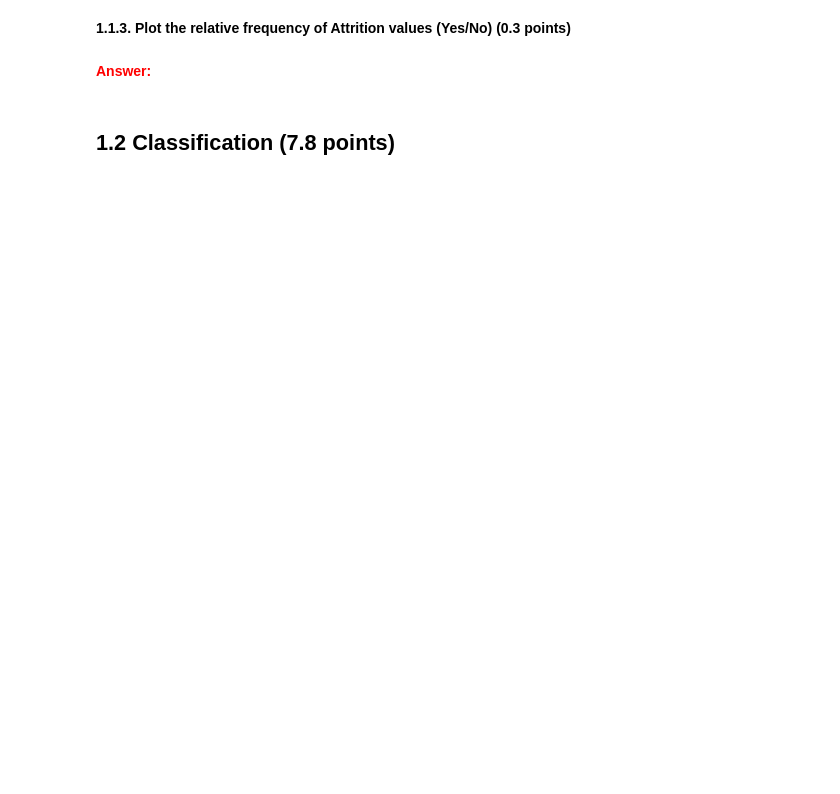
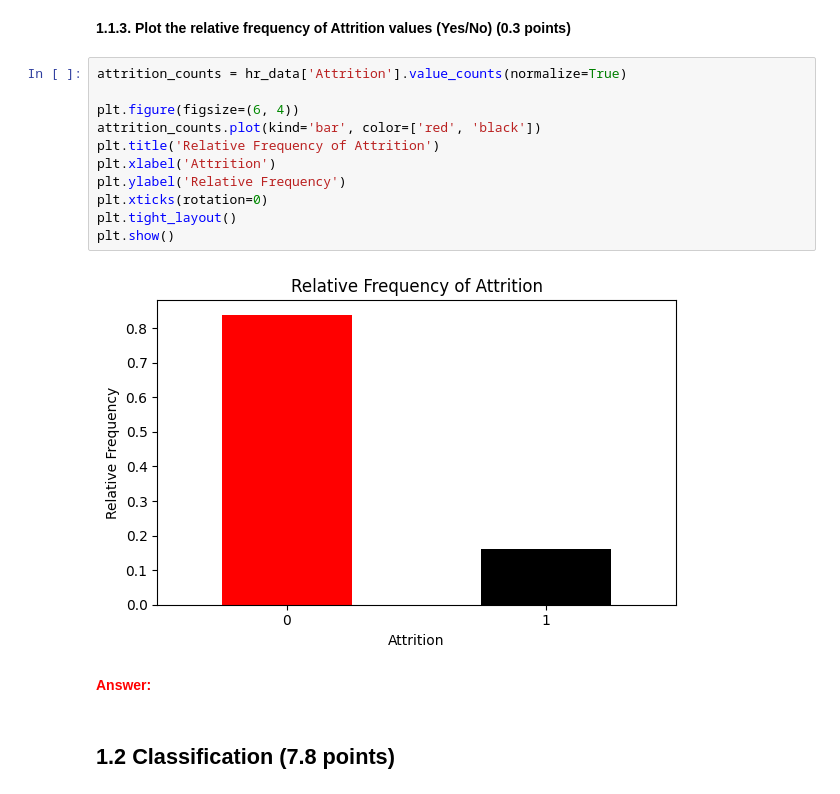
Before and after one commit to Sulaiman29/BDA_HW3, a Jupyter notebook: Copy_of_BDA2025Spring_HW3.ipynb, the cells around one changed output. Saved outputs shown, nothing was run; the diff lists cells and outputs as text; blank space fills up the shorter version.

```diff
--- a/Copy_of_BDA2025Spring_HW3.ipynb
+++ b/Copy_of_BDA2025Spring_HW3.ipynb
@@ -128,5 +181,18 @@
 # %% [markdown]
 **1.1.3. Plot the relative frequency of Attrition values (Yes/No)  (0.3 points)**
+# %%
+attrition_counts = hr_data['Attrition'].value_counts(normalize=True)
+
+plt.figure(figsize=(6, 4))
+attrition_counts.plot(kind='bar', color=['red', 'black'])
+plt.title('Relative Frequency of Attrition')
+plt.xlabel('Attrition')
+plt.ylabel('Relative Frequency')
+plt.xticks(rotation=0)
+plt.tight_layout()
+plt.show()
+# %% [output]
+[figure, added]
 # %% [markdown]
 <font color='red'> **Answer:**</font>
 # %% [markdown]
```
Also changed, not shown: parts of 11 cells of this notebook.
